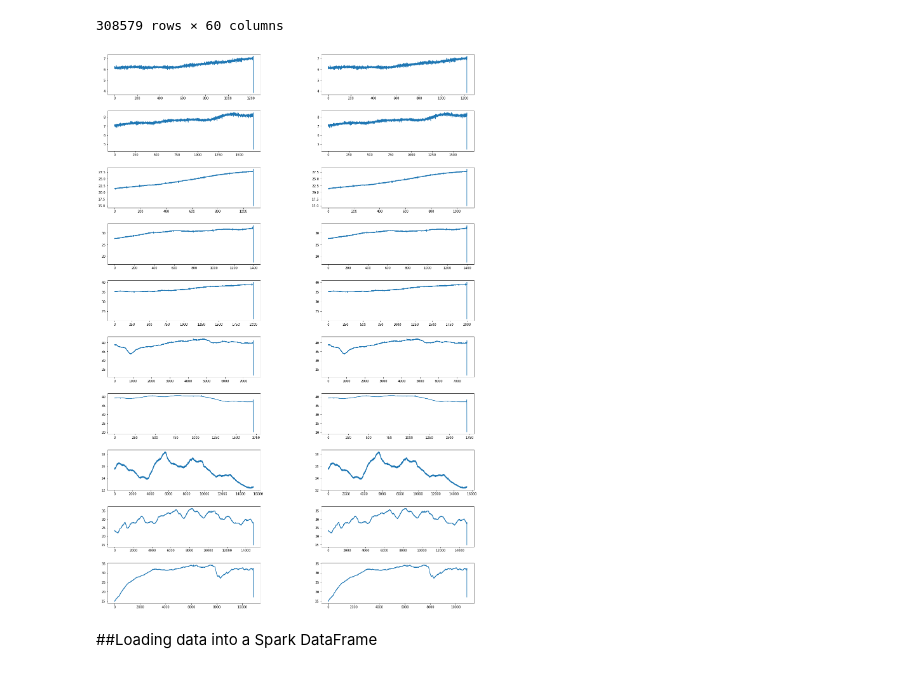
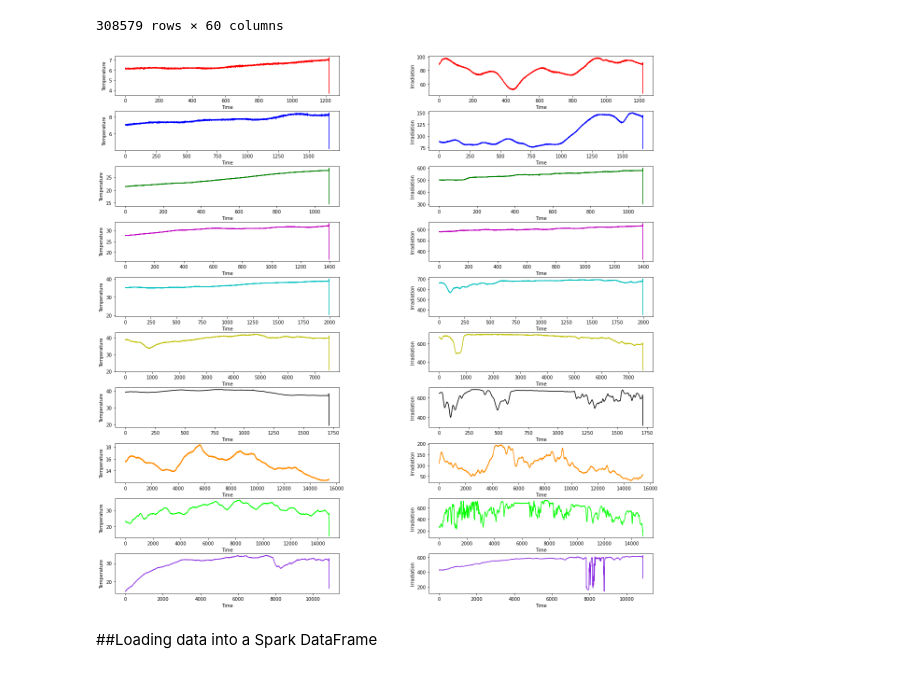
Before and after one commit to Mohamed-derbeli/ML-for-maximum-power-point-tracking-prediction-in-PV-system, a Jupyter notebook: ML_for_MPPT_prediction_in_PV_system.ipynb, the cells around one changed output. Drawn from its saved outputs; the diff is of its cells as text; code cells hidden in the pictures.

```diff
--- a/ML_for_MPPT_prediction_in_PV_system.ipynb
+++ b/ML_for_MPPT_prediction_in_PV_system.ipynb
@@ -185,7 +185,7 @@ itm=0
 color=0
 
 
-fig = plt.figure(figsize=(20,30))
+fig = plt.figure(figsize=(20,20))
 
 # The following adjustment is needed to make space between the figures
 plt.subplots_adjust(left=0.1,
@@ -198,7 +198,7 @@ for i in range(10):
   index=0
   for j in range(4):
     plt.subplot(a, b, c)
-    plt.title('subplot: {} {} {}'.format( a, b, c))
+    # plt.title('subplot: {} {} {}'.format( a, b, c))
     plt.xlabel(Xlab[index])
     plt.ylabel(Ylab[index])
     plt.plot(df[X[itm]], df[Y[itm]],k1[color]) #,label=k2[index]
@@ -321,7 +321,7 @@ df00
 # %%
 # Define the filter requirements
 T = 5.0         # Sample Period
-fs = 50.0       # sample rate, Hz
+fs = 100.0       # sample rate, Hz
 cutoff = 2      # desired cutoff frequency of the filter, Hz ,      slightly higher than actual 1.2 Hz
 nyq = 0.5 * fs  # Nyquist Frequency
 order = 2       # sin wave can be approx represented as quadratic
@@ -336,42 +336,49 @@ b = 2  # number of columns
 c = 1  # initialize plot counter
 itm=0
 color=0
-fig = plt.figure(figsize=(20,30))
+fig = plt.figure(figsize=(20,20))
 plt.subplots_adjust(left=0.1,
                     bottom=0.1,
                     right=0.9,
                     top=0.9,
                     wspace=0.4,
                     hspace=0.4)
 
 # Filter implementation using scipy
 def butter_lowpass_filter(data, cutoff, fs, order):
     normal_cutoff = cutoff / nyq
     # Get the filter coefficients
     b, a = butter(order, normal_cutoff, btype='low', analog=False)
     F = filtfilt(b, a, data)
     return F
 
 
 
 
 for j in range(0,len(Temperature)):
   data=df00[Temperature[j]]
   F1 = butter_lowpass_filter(data, cutoff, fs, order)
   plt.subplot(a, b, c)
-  plt.plot(df[Time[j]], F1)
+  # plt.title('subplot: {} {} {}'.format( a, b, c))
+  plt.xlabel('Time')
+  plt.ylabel('Temperature')
+  plt.plot(df[Time[j]], F1, k1[color])
   c = c + 1
   data=df00[Irradiation[j]]
-  F = butter_lowpass_filter(data, cutoff, fs, order)
+  F2 = butter_lowpass_filter(data, cutoff, fs, order)
   plt.subplot(a, b, c)
-  plt.plot(df[Time[j]], F1)
+  # plt.title('subplot: {} {} {}'.format( a, b, c))
+  plt.xlabel('Time')
+  plt.ylabel('Irradiation')
+  plt.plot(df[Time[j]], F2, k1[color])
   c = c + 1
+  color = color + 1
 
 
 
 # plt.show()
 # %% [output]
-[figure, old version]
+[figure, new version]
 # %% [markdown]
 ##Loading data into a Spark DataFrame
 # %%
```
Also changed, not shown: parts of 1 cell of this notebook.
